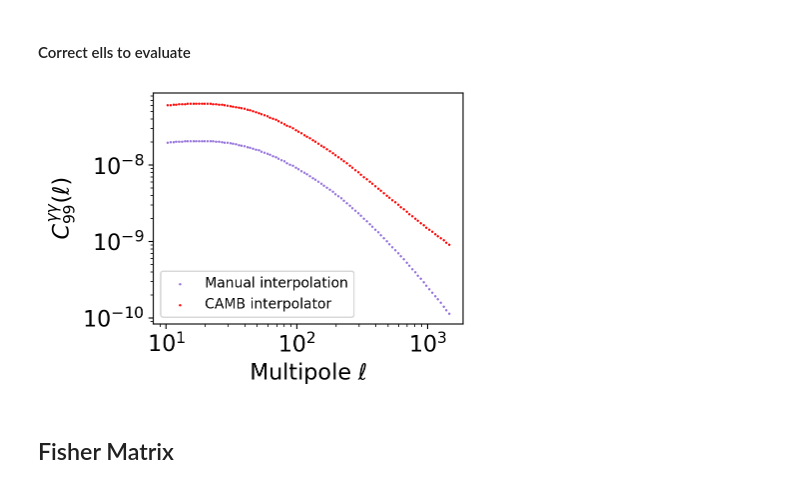
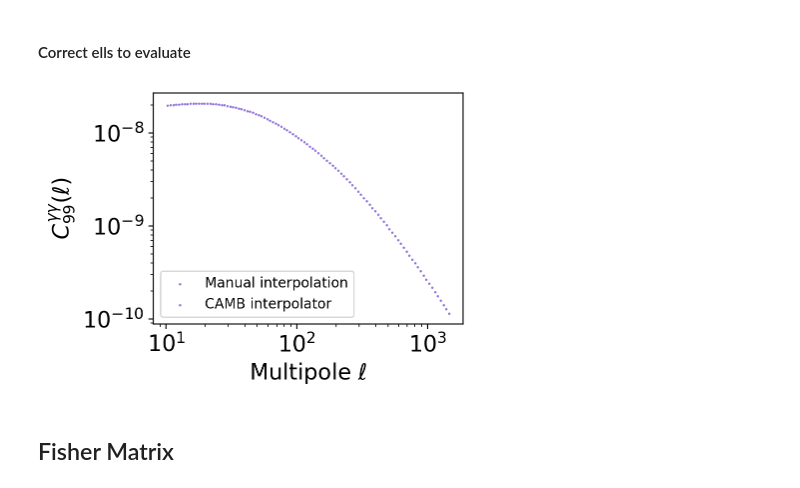
Before and after one commit to vPedreros/dfi-summer-2023, a Jupyter notebook: summer_nb.ipynb, the cells around one changed output. Cells and saved outputs as stored; diff of their text form; code cells hidden in the pictures.

```diff
--- a/summer_nb.ipynb
+++ b/summer_nb.ipynb
@@ -372,20 +370,19 @@ cosmic_shear_connie = np.reshape(load_cosmic2, (load_cosmic.shape[0], load_cosmi
 # %%
 fig, ax = plt.subplots(figsize=(4,3))
 
 i, j = 9, 9
 
 for idx, l in enumerate(ls_eval):
     ax.scatter(l, cosmic_shear[idx, i, j], c='mediumpurple', s=0.5)
-    ax.scatter(l, cosmic_shear_connie[idx, i, j], c='red', s=0.5)
 ax.set_xlabel('Multipole $\ell$')
 ax.set_ylabel(r'$C_{%s%s}^{\gamma\gamma}(\ell)$'%(str(i),str(j)))
 ax.set_xscale('log')
 ax.set_yscale('log')
 # ax.set_title('Cosmic shear power spectrum')
 ax.legend(['Manual interpolation', 'CAMB interpolator'], prop={'size': 10})
 fig.savefig('images/csps.png')
 # %% [output]
-[figure, old version]
+[figure, new version]
 # %% [markdown]
 ## Fisher Matrix
 # %% [markdown]
```
Also changed, not shown: parts of 12 cells of this notebook.
